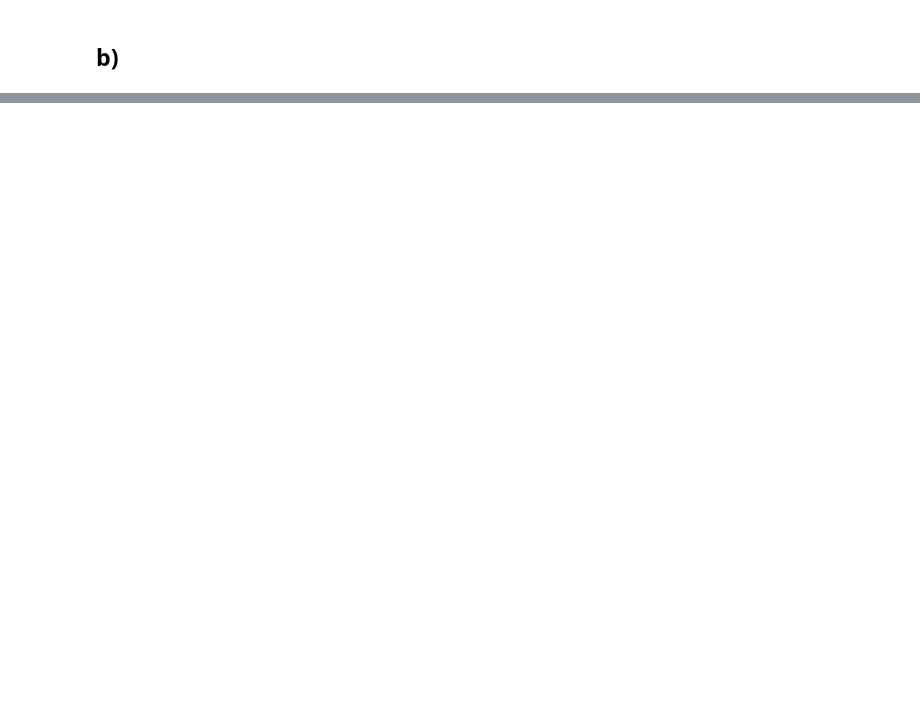
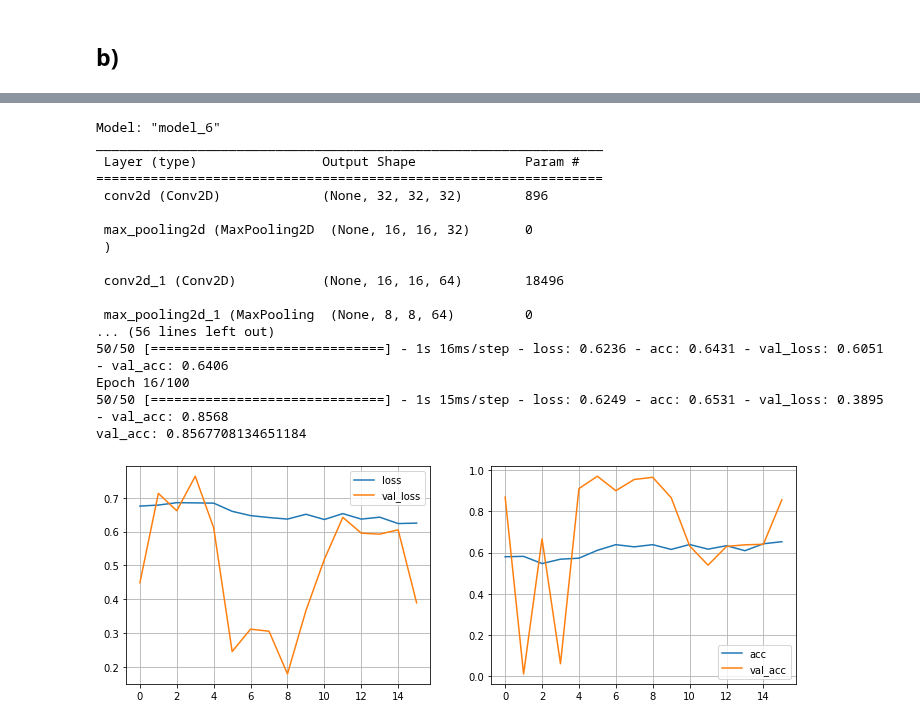
Before and after one commit to felix-tjernberg/ai21-deep-learning, a Jupyter notebook: lab/2_train_models.ipynb, the cells around one changed output, grey strips where cells are left out. Drawn from its saved outputs; the diff is of its cells as text; code cells hidden in the pictures; blank space fills up the shorter version.

```diff
--- a/lab/2_train_models.ipynb
+++ b/lab/2_train_models.ipynb
@@ -232,0 +264,24 @@ val_acc: 0.9713541865348816
+# %%
+model_6_nodes = [256, 128]
+model_6__mlp_layers = [Dropout(.3)] + [Dense(nodes, activation='relu', kernel_initializer='he_normal') for nodes in model_6_nodes]
+model_6 = model_cnn_2_classes(model_1__cnn_layers, model_6__mlp_layers, name='model_6')
+fit_then_evaluate_model(model_6)
+# %% [output]
+Model: "model_6"
+_________________________________________________________________
+ Layer (type)                Output Shape              Param #
+=================================================================
+ conv2d (Conv2D)             (None, 32, 32, 32)        896
+
+ max_pooling2d (MaxPooling2D  (None, 16, 16, 32)       0
+ )
+
+ conv2d_1 (Conv2D)           (None, 16, 16, 64)        18496
+
+ max_pooling2d_1 (MaxPooling  (None, 8, 8, 64)         0
+... (56 lines left out)
+50/50 [==============================] - 1s 16ms/step - loss: 0.6236 - acc: 0.6431 - val_loss: 0.6051 - val_acc: 0.6406
+Epoch 16/100
+50/50 [==============================] - 1s 15ms/step - loss: 0.6249 - acc: 0.6531 - val_loss: 0.3895 - val_acc: 0.8568
+val_acc: 0.8567708134651184
+[figure, added]
```
Also changed, not shown: parts of 11 cells of this notebook.
